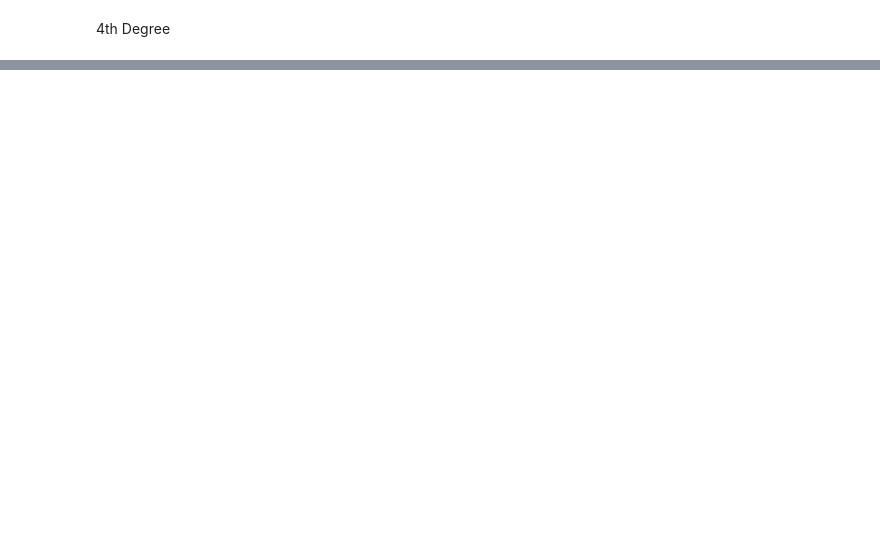
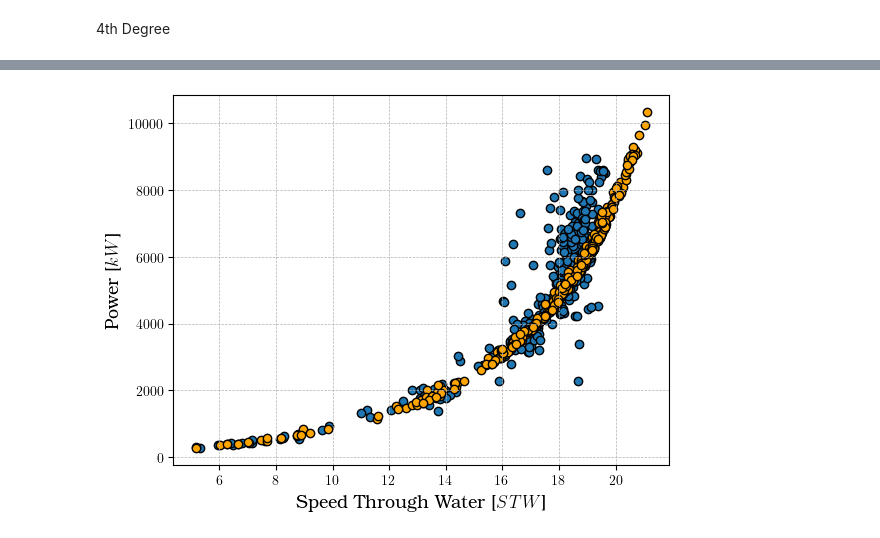
Before and after one commit to hiwafi/thesis-ais, a Jupyter notebook: AISJune_stg_two_v2.ipynb, the cells around one changed output, grey strips where cells are left out. Cells and saved outputs as stored; diff of their text form; code cells hidden in the pictures; blank space fills up the shorter version.

```diff
--- a/AISJune_stg_two_v2.ipynb
+++ b/AISJune_stg_two_v2.ipynb
@@ -1593,0 +1926,2 @@ print(poly_reg_model.intercept_)
+# %%
+Rf_pred,R_app_pred,R_w_pred,R_b_pred,R_tr_pred,R_a_pred,R_aa_pred,R_awl_pred,eff_tot_pred,P_b_pred,FOC_pred = foc_fun(dfprog['stw_pred'],dfprog['draught'],dfprog['windspeed'],dfprog['truewinddir'],dfprog['windwaveswellheight'],dfprog['truewavedir'])
@@ -1593,0 +1946,2 @@ print(poly_reg_model.intercept_)
+# %%
+Rf_act,R_app_act,R_w_act,R_b_act,R_tr_act,R_a_act,R_aa_act,R_awl_act,eff_tot_act,P_b_act,FOC_act = foc_fun(dfprog['stw_act'],dfprog['draught'],dfprog['windspeed'],dfprog['truewinddir'],dfprog['windwaveswellheight'],dfprog['truewavedir'])
@@ -1593,0 +1966,9 @@ print(poly_reg_model.intercept_)
+# %%
+plt.scatter(dfprog['stw_pred'],P_b_pred,edgecolors='black',c='#1f77b4')
+plt.scatter(dfprog['stw_act'],P_b_act,edgecolors='black',c='orange')
+plt.xlabel(r'Speed Through Water [$STW$]', fontsize=13)
+plt.ylabel(r'Power [$kW$]', fontsize=13)
+plt.grid(linestyle = '--', linewidth = 0.5)
+plt.show()
+# %% [output]
+[figure, added]
```
Also changed, not shown: parts of 70 cells of this notebook, 1 other file.
